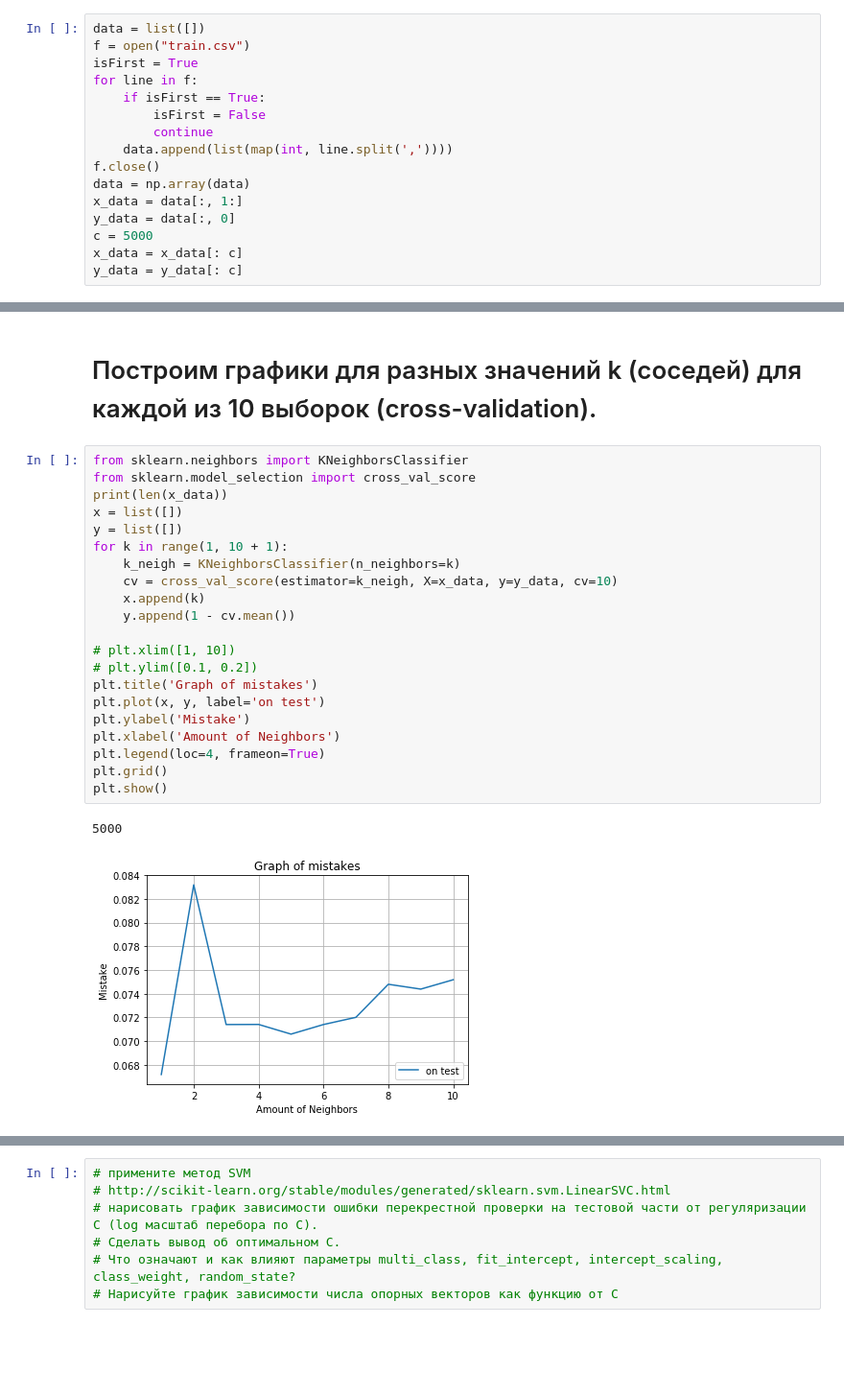
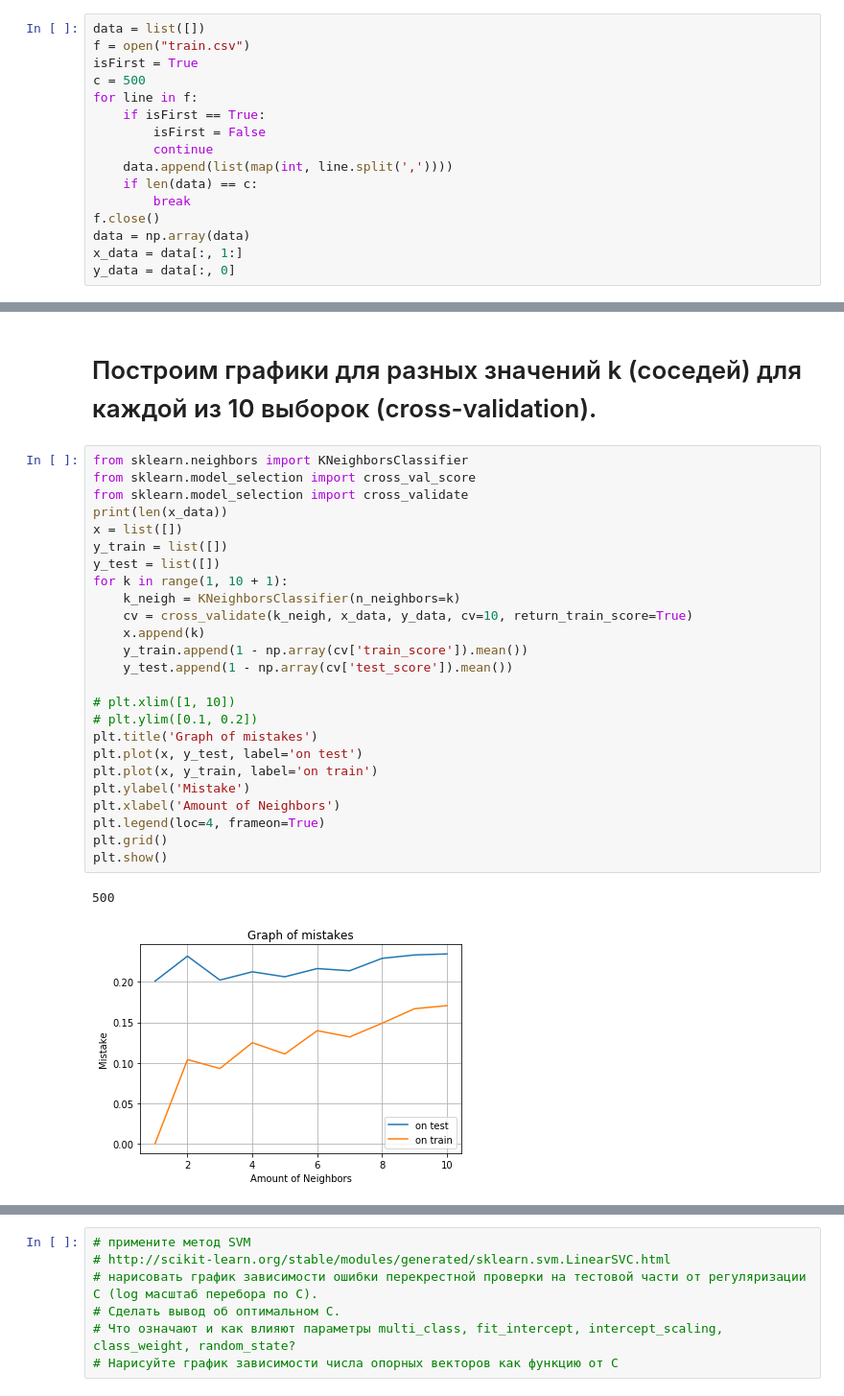
Before and after one commit to Mikhail-off/MNIST-recognizing-digits, a Jupyter notebook: MNIST02.ipynb, the cells around one changed output, grey strips where cells are left out. Shown at 96% size. Saved outputs shown, nothing was run; the diff lists cells and outputs as text; blank space fills up the shorter version.

```diff
--- a/MNIST02.ipynb
+++ b/MNIST02.ipynb
@@ -24,18 +24,18 @@ import math
 data = list([])
 f = open("train.csv")
 isFirst = True
+c = 500
 for line in f:
     if isFirst == True:
         isFirst = False
         continue
     data.append(list(map(int, line.split(','))))
+    if len(data) == c:
+        break
 f.close()
 data = np.array(data)
 x_data = data[:, 1:]
 y_data = data[:, 0]
-c = 5000
-x_data = x_data[: c]
-y_data = y_data[: c]
 # %% [markdown]
 # Применим метод k ближайших соседей(kNN)
 # %%
@@ -49,25 +49,29 @@ y_data = y_data[: c]
 # %%
 from sklearn.neighbors import KNeighborsClassifier
 from sklearn.model_selection import cross_val_score
+from sklearn.model_selection import cross_validate
 print(len(x_data))
 x = list([])
-y = list([])
+y_train = list([])
+y_test = list([])
 for k in range(1, 10 + 1):
     k_neigh = KNeighborsClassifier(n_neighbors=k)
-    cv = cross_val_score(estimator=k_neigh, X=x_data, y=y_data, cv=10)
+    cv = cross_validate(k_neigh, x_data, y_data, cv=10, return_train_score=True)
     x.append(k)
-    y.append(1 - cv.mean())
+    y_train.append(1 - np.array(cv['train_score']).mean())
+    y_test.append(1 - np.array(cv['test_score']).mean())
 
 # plt.xlim([1, 10])
 # plt.ylim([0.1, 0.2])
 plt.title('Graph of mistakes')
-plt.plot(x, y, label='on test')
+plt.plot(x, y_test, label='on test')
+plt.plot(x, y_train, label='on train')
 plt.ylabel('Mistake')
 plt.xlabel('Amount of Neighbors')
 plt.legend(loc=4, frameon=True)
 plt.grid()
 plt.show()
 # %% [output]
-5000
+500
-[figure, old version]
+[figure, new version]
 # %%
```
Also changed, not shown: parts of 7 cells of this notebook.
